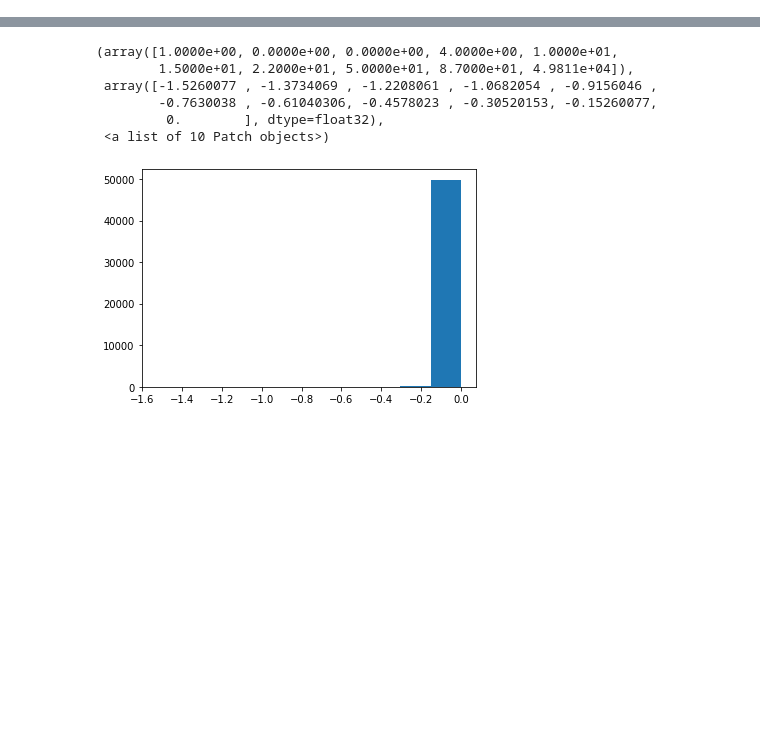
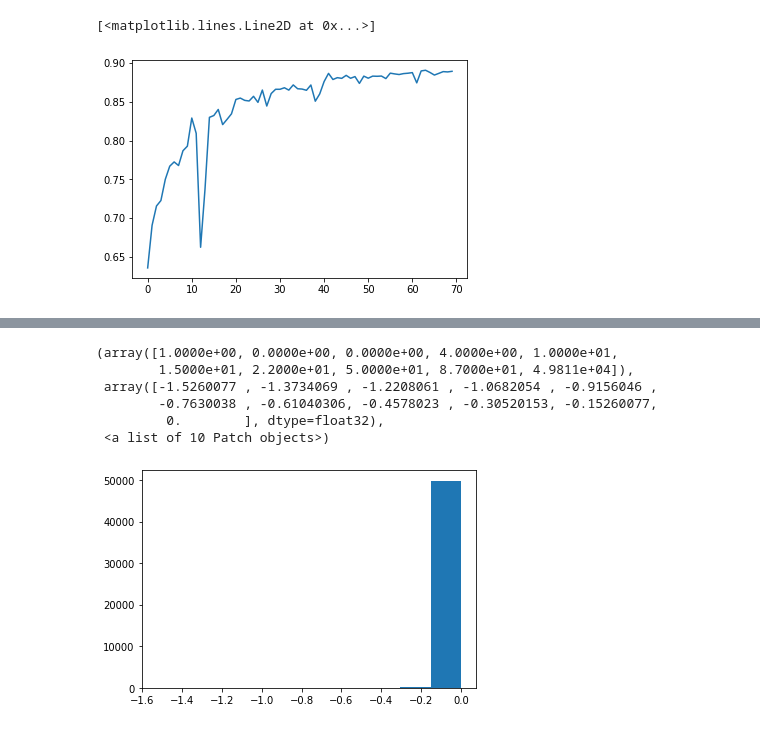
Before and after one commit to yangarbiter/blindguess, a Jupyter notebook: plot.ipynb, the cells around one changed output, grey strips where cells are left out. Drawn from its saved outputs; the diff is of its cells as text; code cells hidden in the pictures; blank space fills up the shorter version.

```diff
--- a/plot.ipynb
+++ b/plot.ipynb
@@ -175,0 +285,5 @@ output_latex(df)
+# %%
+plt.plot([i['tst_acc'] for i in a['history']])
+# %% [output]
+[<matplotlib.lines.Line2D at 0x...>]
+[figure, added]
```
Also changed, not shown: parts of 24 cells of this notebook, 1 other file.
